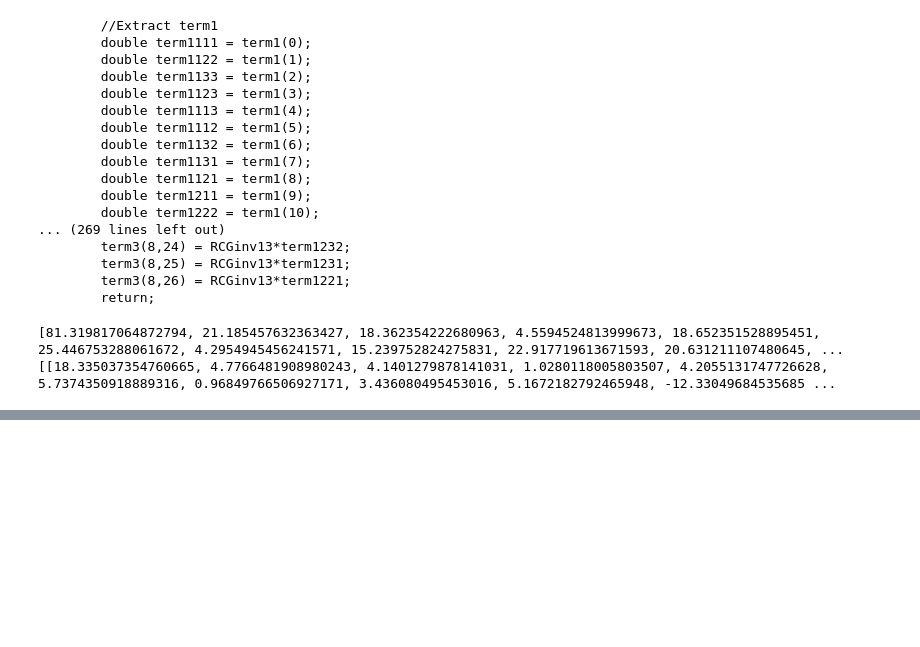
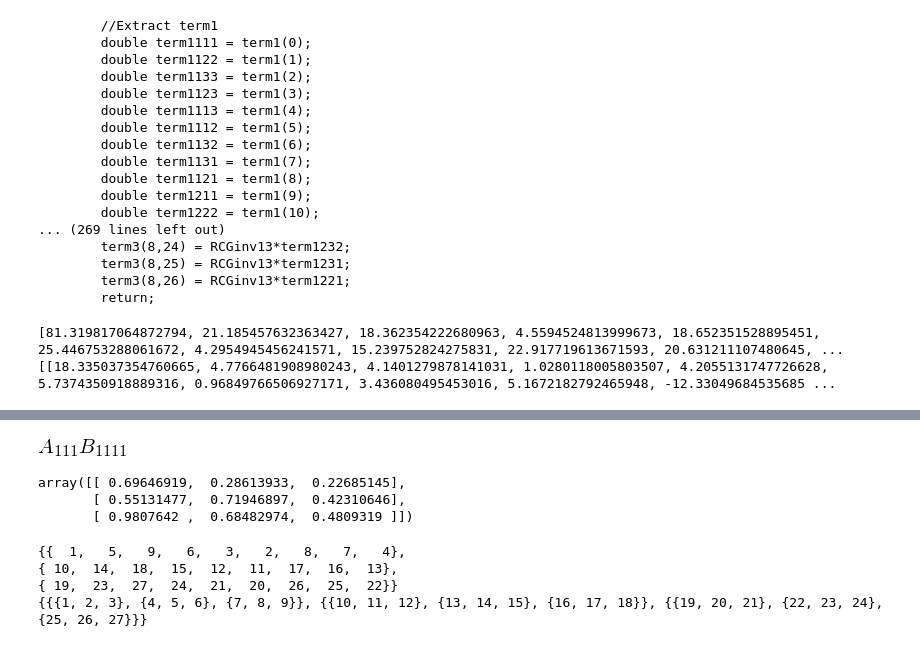
Before and after one commit to lanl/tardigrade-micromorphic-element, a Jupyter notebook: doc/MatrixForm/micromorphic_matrix_form.ipynb, the cells around one changed output, grey strips where cells are left out. Cells and saved outputs as stored; diff of their text form; code cells hidden in the pictures; blank space fills up the shorter version.

```diff
--- a/doc/MatrixForm/micromorphic_matrix_form.ipynb
+++ b/doc/MatrixForm/micromorphic_matrix_form.ipynb
@@ -2750,0 +3385,15 @@ print(map_5ot_to_voigt(temp3,mode=1))
+# %%
+Ap = form_tensor('A',[3,3,3])
+Bp = form_tensor('B',[3,3,3,3])
+
+Cp = form_tensor('C',[3,3,3])
+
+for i in range(3):
+    for j in range(3):
+        for k in range(3):
+            Cp[i][j][k] = zero
+
+            for l in range(3):
+                for m in range(3):
+                    Cp[i][j][k] += Ap[l][m][i]*Bp[m][j][k][l]
+tensor_to_voigt_3(Cp,asmatrix=True)
@@ -2750,0 +3402,11 @@ print(map_5ot_to_voigt(temp3,mode=1))
+# %%
+Ap[0][0][0]*Bp[0][0][0][0]
+# %% [output]
+[figure, added]
+# %%
+np.random.seed(123)
+np.random.rand(9).reshape([3,3])
+# %% [output]
+array([[ 0.69646919,  0.28613933,  0.22685145],
+       [ 0.55131477,  0.71946897,  0.42310646],
+       [ 0.9807642 ,  0.68482974,  0.4809319 ]])
@@ -2750,0 +3465,8 @@ print(map_5ot_to_voigt(temp3,mode=1))
+# %%
+print_matrix_code(T1_v)
+print_tensor_3_code(T1)
+# %% [output]
+{{  1,   5,   9,   6,   3,   2,   8,   7,   4},
+{ 10,  14,  18,  15,  12,  11,  17,  16,  13},
+{ 19,  23,  27,  24,  21,  20,  26,  25,  22}}
+{{{1, 2, 3}, {4, 5, 6}, {7, 8, 9}}, {{10, 11, 12}, {13, 14, 15}, {16, 17, 18}}, {{19, 20, 21}, {22, 23, 24}, {25, 26, 27}}}
```
Also changed, not shown: parts of 60 cells of this notebook, 1 other file.
